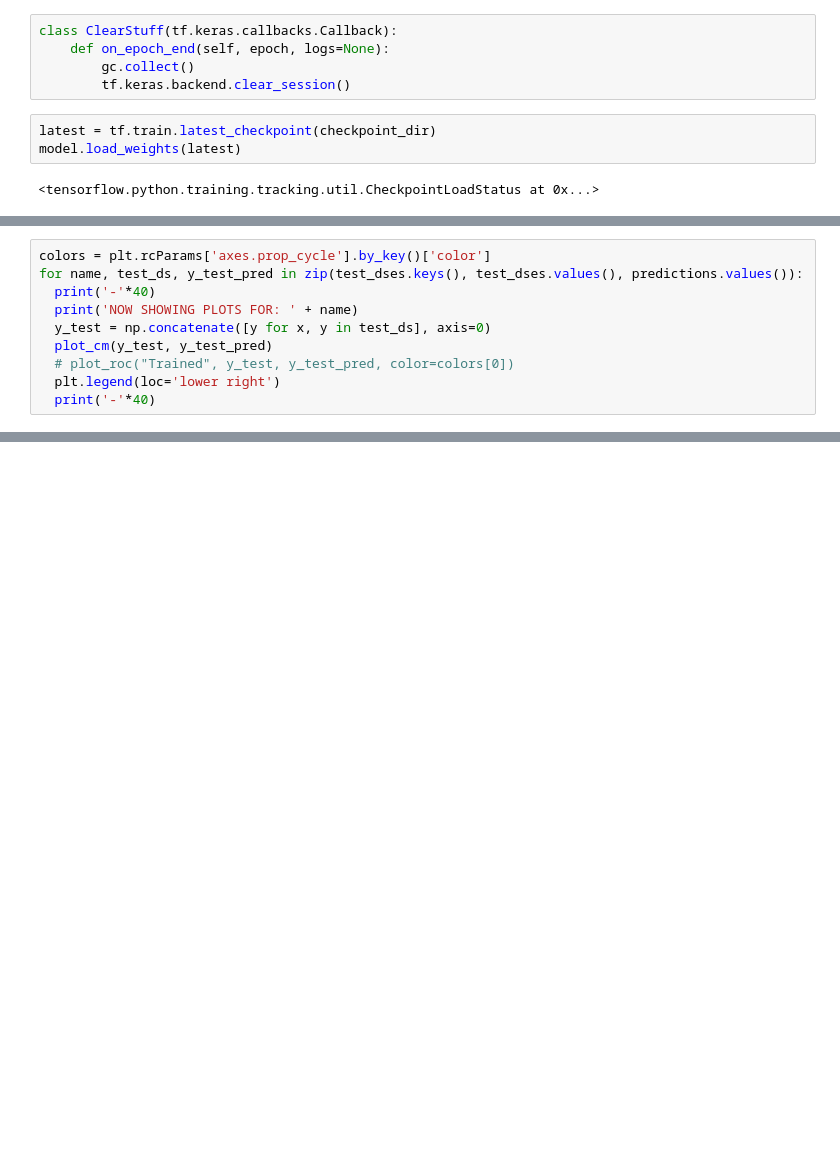
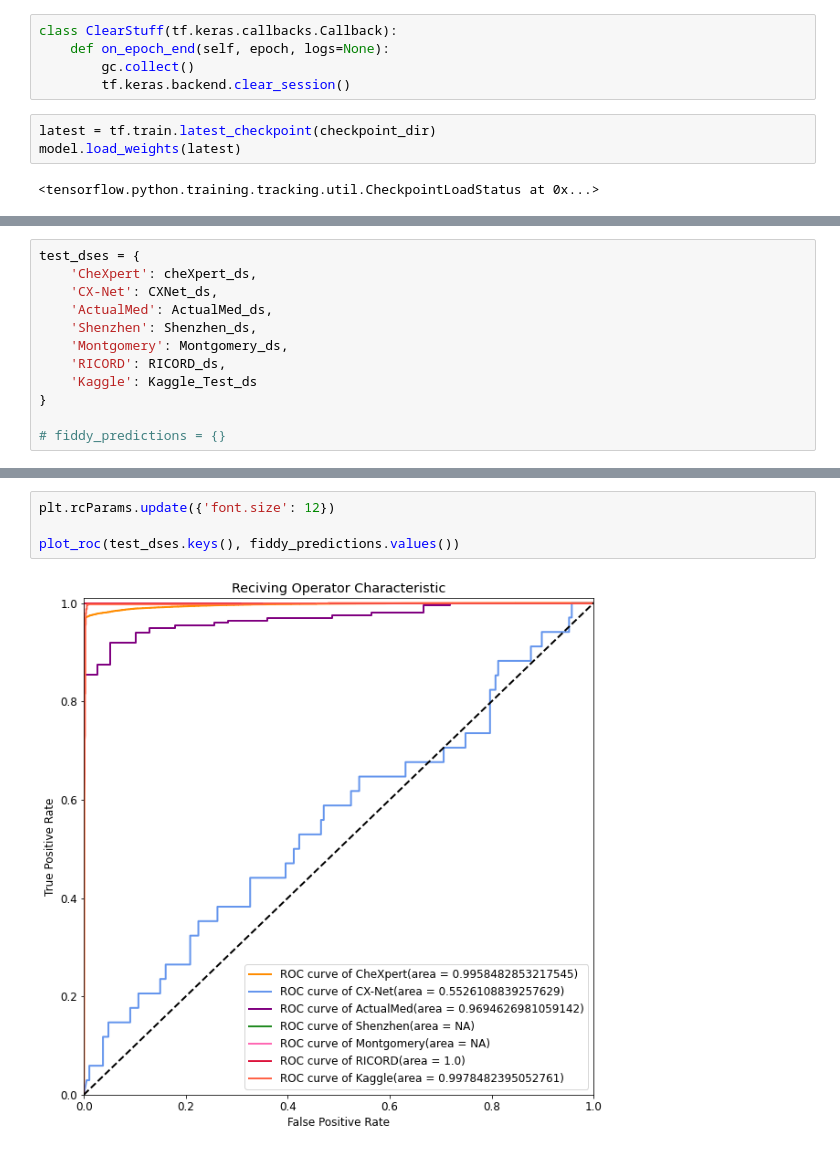
Before and after one commit to spike-h/AP-PA-Classifier, a Jupyter notebook: Dataset_Creator.ipynb, the cells around one changed output, grey strips where cells are left out. Saved outputs shown, nothing was run; the diff lists cells and outputs as text; blank space fills up the shorter version.

```diff
--- a/Dataset_Creator.ipynb
+++ b/Dataset_Creator.ipynb
@@ -1486,10 +1228,0 @@ Loading cached value for variable 'predictions'. Time since caching: 0:00:04.433
-# %%
-colors = plt.rcParams['axes.prop_cycle'].by_key()['color']
-for name, test_ds, y_test_pred in zip(test_dses.keys(), test_dses.values(), predictions.values()):
-  print('-'*40)
-  print('NOW SHOWING PLOTS FOR: ' + name)
-  y_test = np.concatenate([y for x, y in test_ds], axis=0)
-  plot_cm(y_test, y_test_pred)
-  # plot_roc("Trained", y_test, y_test_pred, color=colors[0])
-  plt.legend(loc='lower right')
-  print('-'*40)
@@ -1540,0 +1283,12 @@ WARNING:matplotlib.legend:No handles with labels found to put in legend.
+# %%
+test_dses = {
+    'CheXpert': cheXpert_ds,
+    'CX-Net': CXNet_ds,
+    'ActualMed': ActualMed_ds,
+    'Shenzhen': Shenzhen_ds,
+    'Montgomery': Montgomery_ds,
+    'RICORD': RICORD_ds,
+    'Kaggle': Kaggle_Test_ds
+}
+
+# fiddy_predictions = {}
@@ -1540,0 +1478,6 @@ WARNING:matplotlib.legend:No handles with labels found to put in legend.
+# %%
+plt.rcParams.update({'font.size': 12})
+
+plot_roc(test_dses.keys(), fiddy_predictions.values())
+# %% [output]
+[figure, added]
```
Also changed, not shown: parts of 59 cells of this notebook.
